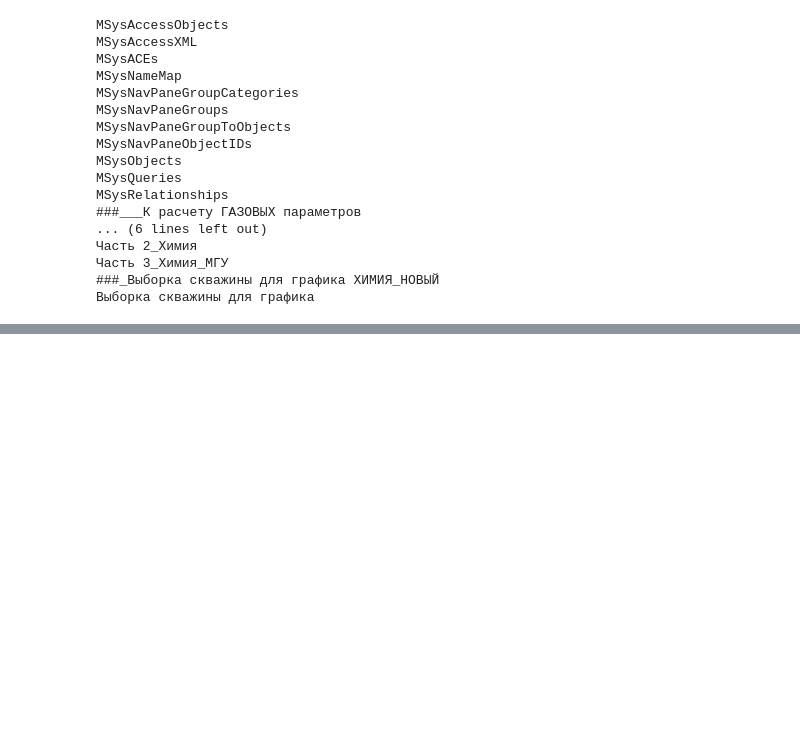
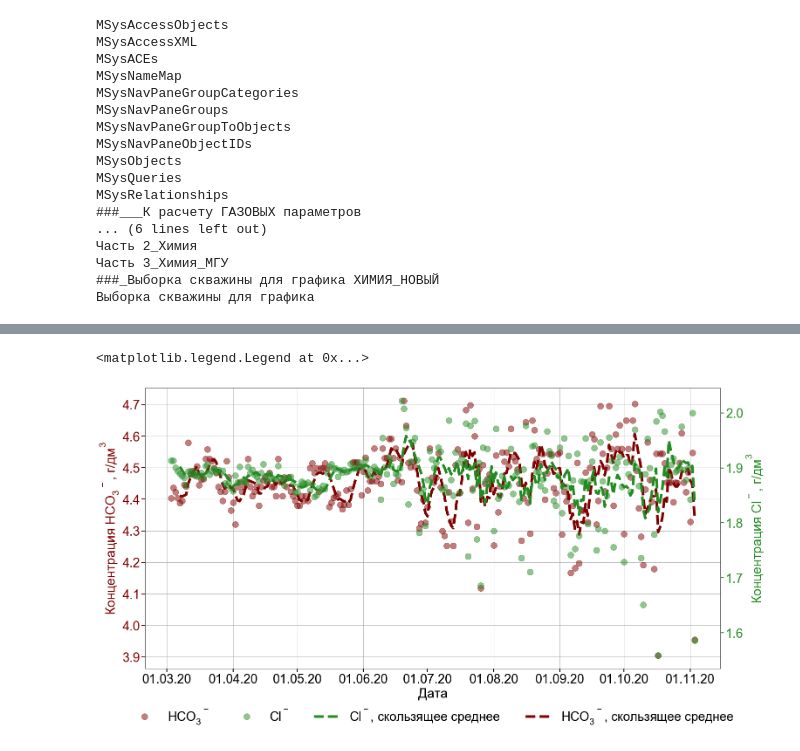
Before and after one commit to ekortunov/Jupiter, a Jupyter notebook: Untitled3.ipynb, the cells around one changed output, grey strips where cells are left out. Cells and saved outputs as stored; diff of their text form; code cells hidden in the pictures; blank space fills up the shorter version.

```diff
--- a/Untitled3.ipynb
+++ b/Untitled3.ipynb
@@ -1874,0 +41,12 @@ array([1468.])
+# %%
+tablename = 'ВСЕ ДАННЫЕ'
+df_dyn = pd.read_sql_query("SELECT * FROM [Часть 1_Гидродинамика];", conn)#Это sql запрос, мы запрашиваем таблицу "все данные"
+df_chem = pd.read_sql_query("SELECT * FROM [Часть 2_Химия];", conn)#Это sql запрос, мы запрашиваем таблицу "все данные"
+df_chem_msu = pd.read_sql_query("SELECT * FROM [Часть 3_Химия_МГУ];", conn)#Это sql запрос, мы запрашиваем таблицу "все данные"
+#df_info = pd.read_sql_query("SELECT * FROM [Скважины_АО_В РАСЧЕТЫ];", conn)#Это sql запрос, мы запрашиваем таблицу "все данные"
+# и сохраняем ее в пандас.датафйрем. Все, теперь мы можем с ней работать с помощью питона, причем с возможностью использовать силы модуля пандас
+#pd.reset_option('display.max_rows', None)
+pd.set_option('display.max_columns', None)#это опции визуалицации таблицы, в данном случае я прошу ее показать все колонки.
+#это я вывожу на экран датафрейм. Если в питонге пишешь просто переменную по всему, это тоже самое что команда print
+curs.close()#закрываю базу данных, все, больше мы ее не используем, а используем первый датафрем где все данные хранятся для этого блокнота
+conn.close()
@@ -1874,0 +69,63 @@ array([1468.])
+# %%
+params = {
+       'axes.labelsize': 30,
+       'font.size': 15,
+       'font.sans-serif': 'Arial',
+       'legend.fontsize': 29,
+       'xtick.labelsize': 29,
+       'ytick.labelsize': 29,
+       'xtick.direction': 'out',
+       'ytick.direction': 'out',
+       'text.usetex': False,
+       'figure.figsize': [60/2.54, 30/2.54],
+       'mathtext.default': 'regular',
+       'axes.facecolor': 'white',
+       }
+
+rcParams.update(params)
+xlim = ('2020-3')
+well = df_chem[df_chem['IDPN'] == 355]
+well1 =  df_chem_msu[df_chem_msu['IDPN'] == 355]
+well2 = df_dyn[df_dyn['IDPN'] == 355]
+well1 = well1[(well1['ДАТА'] > xlim)]
+
+xlim = datetime.strptime(xlim , '%Y-%m')
+well = well[(well['ДАТА'] > xlim)]
+well2 = well2[(well2['ДАТА'] > xlim)]
+fig = plt.figure()
+ax = fig.add_subplot(1,1,1)
+#well['Минерализация_(грамм_в_литре)_ID_2208'] = well['Минерализация_(грамм_в_литре)_ID_2208'].mask((well['Минерализация_(грамм_в_литре)_ID_2208'] - well['Минерализация_(грамм_в_литре)_ID_2208'].mean()).abs() > 3 * well['Минерализация_(грамм_в_литре)_ID_2208'].std())
+
+lns2= ax.plot(well['ДАТА'], well['Гидрокарбонат_HCO3-_(грамм_в_литре)_ID_2303'],'o', alpha = 0.5, color = "maroon",label = 'HCO$_3$$^-$',markersize=14)
+
+#secondary axis for second data, well rate in this case
+ax1 = ax.twinx()#Инициализация второй оси. Вообще можно делать бесконечное количество осей df.rolling(window=5).mean()
+#ax3 = ax1.twinx()
+#bar rate graph
+lns3 = ax1.plot(well['ДАТА'], well['Хлорид_Cl-_(грамм_в_литре)_ID_2301'],'o', alpha = 0.5, color = "forestgreen",label = 'Cl$^-$',markersize=14)
+lns6 = ax1.plot(well['ДАТА'], well['Хлорид_Cl-_(грамм_в_литре)_ID_2301'].rolling(window=5).mean(),'--', alpha = 1, color = "forestgreen",label = 'Cl$^-$, скользящее среднее',markersize=14,linewidth=6)
+lns7 = ax.plot(well['ДАТА'], well['Гидрокарбонат_HCO3-_(грамм_в_литре)_ID_2303'].rolling(window=5).mean(),'--', alpha = 1, color = "maroon",label = 'HCO$_3$$^-$, скользящее среднее',markersize=14,linewidth=6)
+#lns8 = ax3.plot(well2['ДАТА'], well2['Напор вычисленный АО (м)'].rolling(window=10).mean(),'--', alpha = 1, color = "BLACK",label = 'НАПОР>?',markersize=14,linewidth=4)
+#lns8 = ax3.bar(x=well2['ДАТА'], height =well2['ДЕБИТ_СБОРНЫЙ_М3_СУТ'], width = 1, alpha = 0.5, color = "royalblue",label = 'Дебит',zorder=10)
+
+#lns4 = ax1.plot(well1['ДАТА'], well1['МГУ__Cl-___(мг/л)_ID_7716']/1000,'X', alpha = 1, color = "forestgreen",label = 'Cl$^-$, ДВГИ ДВО РАН',markersize=20)
+#lns5 = ax.plot(well1['ДАТА'], well1['МГУ__HCO3-___(мг/л)_ID_7718']/1000,'X', alpha = 1, color = "maroon",label = 'HCO$_3$$^-$, ДВГИ ДВО РАН',markersize=20)
+ax1.set_ylabel('Концентрация Cl$^-$, г/$дм^3$', color = "forestgreen")
+ax.set_ylabel('Концентрация HCO$_3$$^-$, г/$дм^3$', color = "maroon")
+ax.xaxis_date()
+
+dateformat ='%d.%m.%y'
+ax.xaxis.set_major_formatter(mdates.DateFormatter(dateformat))
+ax.set_xlabel('Дата', color = "black")
+ax1.tick_params('y', colors= "forestgreen")
+ax.tick_params('y', colors= "maroon")
+ax.grid(axis = 'both')#adds grid
+ax1.tick_params(which='major', length=8, width=2)
+ax.tick_params(which='major', length=8, width=2)
+myl=lns2+lns3+lns6+lns7
+labs=[l.get_label() for l in myl]# this is some shit i will never understand
+ax.legend(myl, labs,frameon=False,mode = "expend", loc='upper center', bbox_to_anchor=(0.5, -0.1), ncol=6)
+#ax.legend(frameon=False,mode = "expend", loc='upper center', bbox_to_anchor=(0.5, -0.1), ncol=6)
+# %% [output]
+<matplotlib.legend.Legend at 0x...>
+[figure, added]
```
Also changed, not shown: parts of 56 cells of this notebook, 13 other files.
